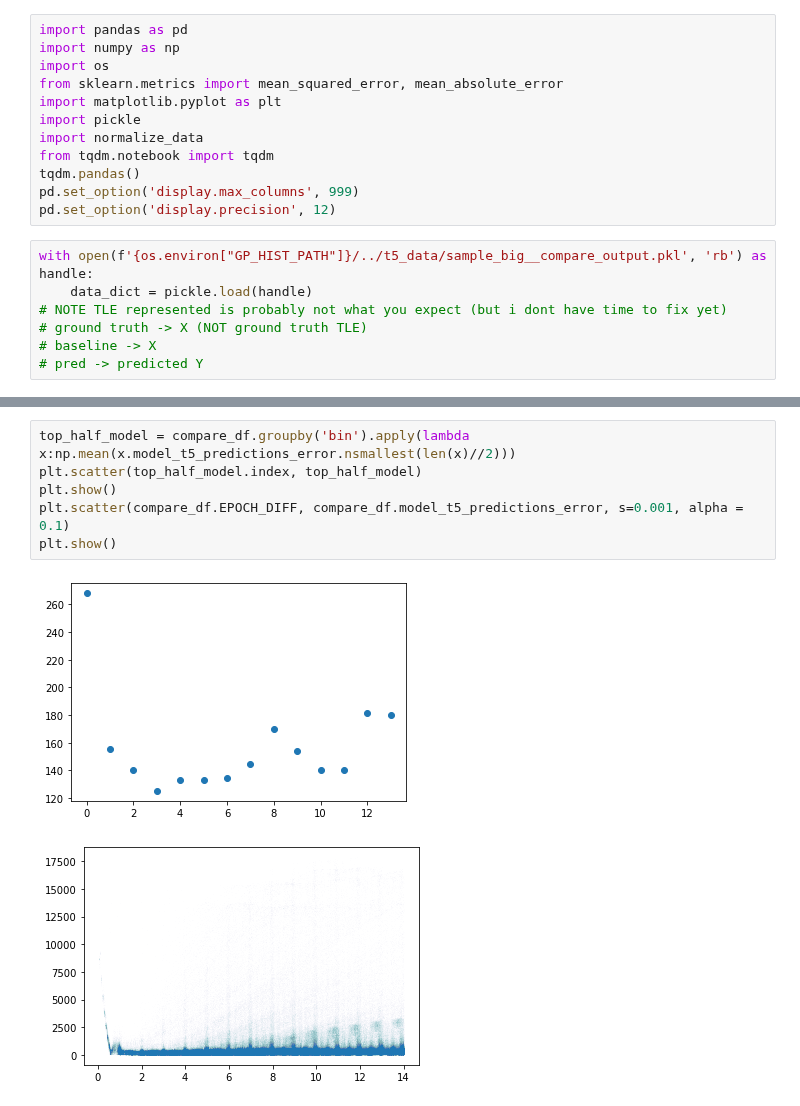
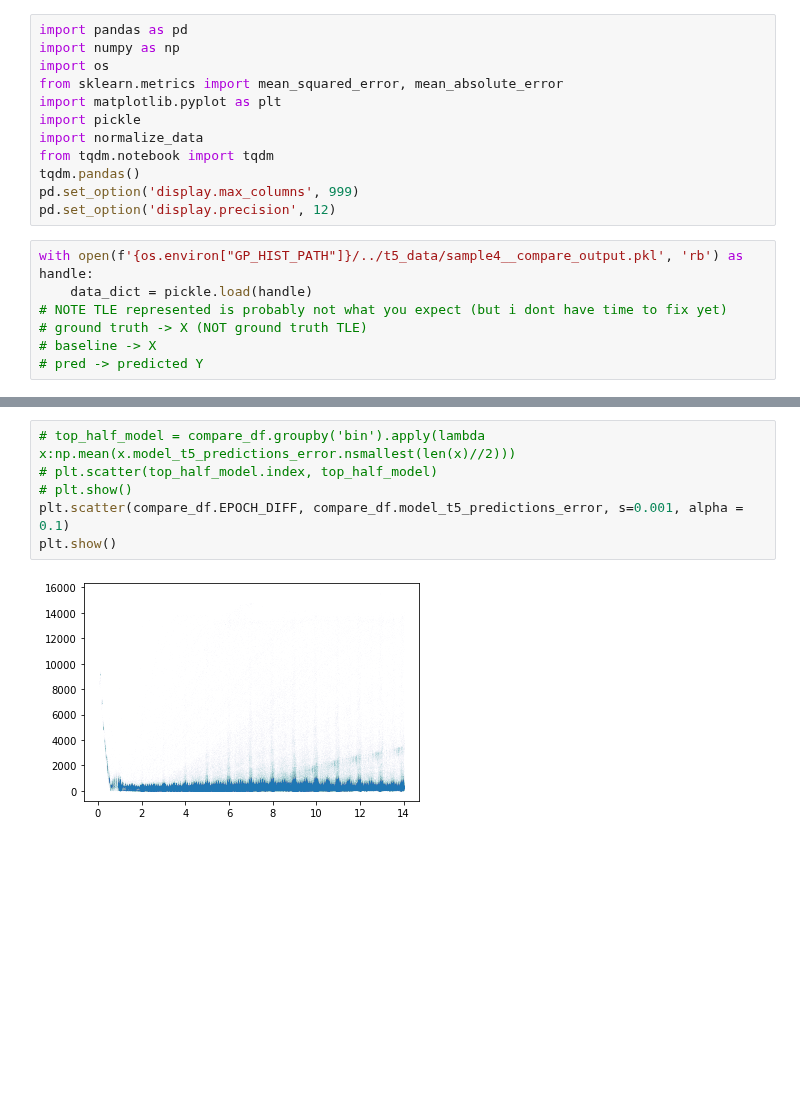
Before and after one commit to cm-tle-pred/tle-prediction, a Jupyter notebook: models/model_t5/explore_errors.ipynb, the cells around one changed output, grey strips where cells are left out. Cells and saved outputs as stored; diff of their text form; blank space fills up the shorter version.

```diff
--- a/models/model_t5/explore_errors.ipynb
+++ b/models/model_t5/explore_errors.ipynb
@@ -11,7 +11,7 @@ tqdm.pandas()
 pd.set_option('display.max_columns', 999)
 pd.set_option('display.precision', 12)
 # %%
-with open(f'{os.environ["GP_HIST_PATH"]}/../t5_data/sample_big__compare_output.pkl', 'rb') as handle:
+with open(f'{os.environ["GP_HIST_PATH"]}/../t5_data/sample4__compare_output.pkl', 'rb') as handle:
     data_dict = pickle.load(handle)
 # NOTE TLE represented is probably not what you expect (but i dont have time to fix yet)
 # ground truth -> X (NOT ground truth TLE)
@@ -74,10 +74,9 @@ compare
 # %%
-top_half_model = compare_df.groupby('bin').apply(lambda x:np.mean(x.model_t5_predictions_error.nsmallest(len(x)//2)))
-plt.scatter(top_half_model.index, top_half_model)
-plt.show()
+# top_half_model = compare_df.groupby('bin').apply(lambda x:np.mean(x.model_t5_predictions_error.nsmallest(len(x)//2)))
+# plt.scatter(top_half_model.index, top_half_model)
+# plt.show()
 plt.scatter(compare_df.EPOCH_DIFF, compare_df.model_t5_predictions_error, s=0.001, alpha = 0.1)
 plt.show()
 # %% [output]
-[figure, old version]
+[figure, new version]
-[figure, removed]
 # %%
```
Also changed, not shown: parts of 4 cells of this notebook, 1 other file.
